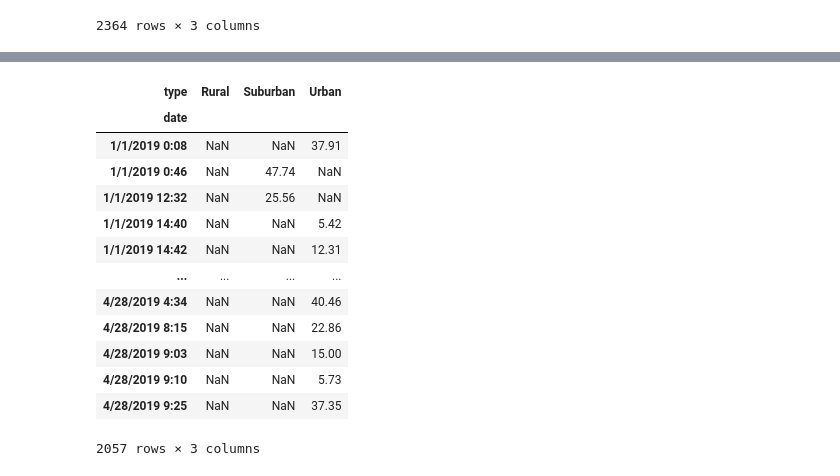
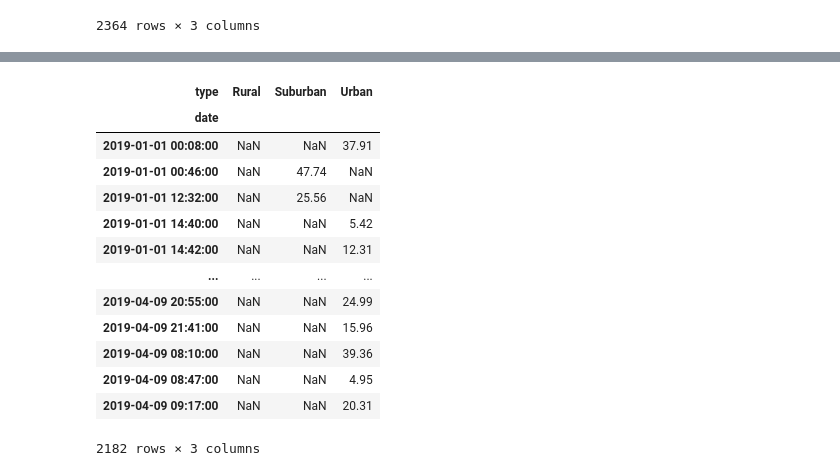
Before and after one commit to hwik1/PyBer_Analysis, a Jupyter notebook: PyBer_Challenge.ipynb, the cells around one changed output, grey strips where cells are left out. Saved outputs shown, nothing was run; the diff lists cells and outputs as text; code cells hidden in the pictures.

```diff
--- a/PyBer_Challenge.ipynb
+++ b/PyBer_Challenge.ipynb
@@ -150,22 +135,26 @@ fare_type_date_pivot
 # %%
 # 5. Create a new DataFrame from the pivot table DataFrame using loc on the given dates, '2019-01-01':'2019-04-29'.
-date_test_df = fare_type_date_pivot.loc["1/1/2019":"4/29/2019"]
+# Note for Grader: I converted to datetime earlier than suggested to avoid a string comparison issue not returning dates for 4/3-4/9
+fare_type_date_pivot.index = pd.to_datetime(fare_type_date_pivot.index)
+
+# use loc method to filter for dates between 1/1/19 through 4/28/19
+date_test_df = fare_type_date_pivot.loc["2019-01-01":"2019-04-28"]
 
 # show the DataFrame
 date_test_df
 # %% [output]
 | type | Rural | Suburban | Urban |
 | date |  |  |  |
-| 1/1/2019 0:08 | NaN | NaN | 37.91 |
-| 1/1/2019 0:46 | NaN | 47.74 | NaN |
-| 1/1/2019 12:32 | NaN | 25.56 | NaN |
-| 1/1/2019 14:40 | NaN | NaN | 5.42 |
-| 1/1/2019 14:42 | NaN | NaN | 12.31 |
+| 2019-01-01 00:08:00 | NaN | NaN | 37.91 |
+| 2019-01-01 00:46:00 | NaN | 47.74 | NaN |
+| 2019-01-01 12:32:00 | NaN | 25.56 | NaN |
+| 2019-01-01 14:40:00 | NaN | NaN | 5.42 |
+| 2019-01-01 14:42:00 | NaN | NaN | 12.31 |
 | ... | ... | ... | ... |
-| 4/28/2019 4:34 | NaN | NaN | 40.46 |
-| 4/28/2019 8:15 | NaN | NaN | 22.86 |
-| 4/28/2019 9:03 | NaN | NaN | 15.00 |
-| 4/28/2019 9:10 | NaN | NaN | 5.73 |
-| 4/28/2019 9:25 | NaN | NaN | 37.35 |
+| 2019-04-09 20:55:00 | NaN | NaN | 24.99 |
+| 2019-04-09 21:41:00 | NaN | NaN | 15.96 |
+| 2019-04-09 08:10:00 | NaN | NaN | 39.36 |
+| 2019-04-09 08:47:00 | NaN | NaN | 4.95 |
+| 2019-04-09 09:17:00 | NaN | NaN | 20.31 |
-2057 rows × 3 columns
+2182 rows × 3 columns
 # %%
```
Also changed, not shown: parts of 5 cells of this notebook, 1 other file.
